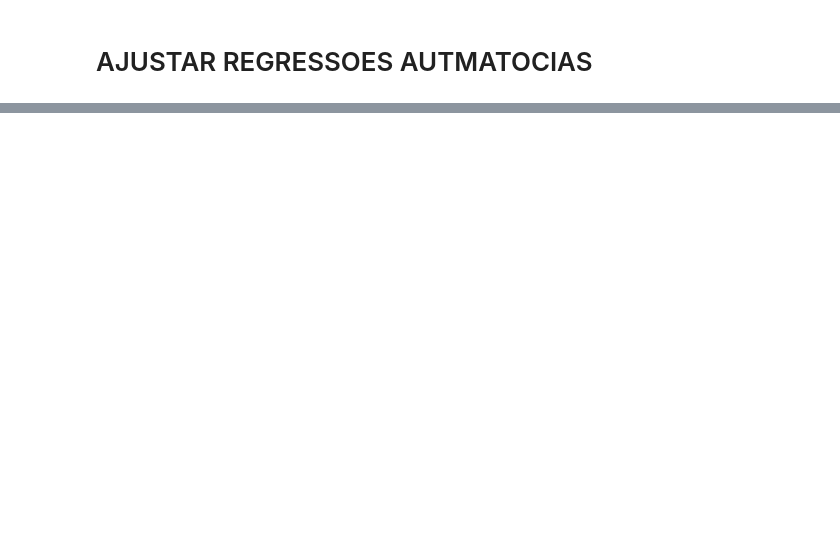
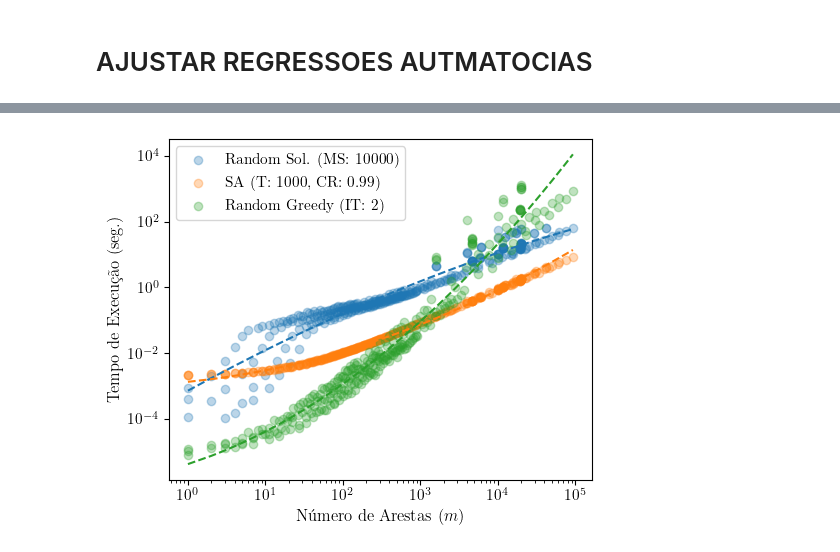
Before and after one commit to Hugoverissimo21/max-weighted-cut-02, a Jupyter notebook: benchmarks (03plots).ipynb, the cells around one changed output, grey strips where cells are left out. Cells and saved outputs as stored; diff of their text form; code cells hidden in the pictures; blank space fills up the shorter version.

```diff
--- a/benchmarks (03plots).ipynb
+++ b/benchmarks (03plots).ipynb
@@ -170,0 +242,76 @@ plt.show() # ESTÁ A DAR N^4 MAS DEVIA SER 5........
+# %%
+import numpy as np
+from sklearn.preprocessing import PolynomialFeatures
+from sklearn.linear_model import LinearRegression
+
+
+head1 = ["Exhaustive",
+         "Heuristic",
+         "Random Solutions (MS: 10000)",
+         "Simulated Annealing (T: 1000, CR: 0.99)",
+         "Random Greedy (IT: 2)"]
+
+head1 = ["Random Solutions (MS: 10000)", "Simulated Annealing (T: 1000, CR: 0.99)", "Random Greedy (IT: 2)"]
+
+h2 = "time"
+xlab = "m"
+
+for h1 in head1:
+    x = results[("Graph", xlab)].values
+    y = results[(h1, h2)].values
+
+    # Remove NaN and non-positive values in x (since log(x) is undefined for x <= 0)
+    mask = ~np.isnan(x) & ~np.isnan(y) & (x > 0) & (y > 0)
+    x_clean = x[mask].reshape(-1, 1)
+    y_clean = y[mask]
+
+    # Scatter plot
+
+    if "Simulated" in h1:
+        h1 = h1.replace("Simulated Annealing", "SA")
+    elif "Solut" in h1:
+        h1 = h1.replace("Solutions", "Sol.")
+    plt.scatter(x_clean, y_clean, label=f"{h1}", alpha=0.3)
+
+    if len(x_clean) > 0:
+        # Polynomial Regression fit (degree 5)
+        poly = PolynomialFeatures(degree=2)
+        x_poly = poly.fit_transform(np.log(x_clean))
+
+        model = LinearRegression()
+        model.fit(x_poly, np.log(y_clean))
+        y_pred = np.exp(model.predict(x_poly))
+
+        # Print regression results
+        print(f"Regression results for {h1}:")
+        print(f"  Coefficients: {model.coef_}")
+        print(f"  Intercept: {model.intercept_}")
+
+        # Calculate R-squared score (goodness of fit)
+        r2_score = model.score(x_poly, np.log(y_clean))
+        print(f"  R-squared: {r2_score}")
+
+        print("\n" + "-"*50 + "\n")
+
+        # Handle infinities or overly large predictions by setting a cap
+        y_pred = np.nan_to_num(y_pred, nan=np.inf, posinf=np.inf, neginf=0)
+
+        # Sort the data for smooth plotting
+        sorted_indices = np.argsort(x_clean.ravel())
+        x_sorted = x_clean[sorted_indices]
+        y_sorted = y_pred[sorted_indices]
+
+        # Plot best-fit curve
+        plt.plot(x_sorted, y_sorted, linestyle="--")
+
+plt.xscale("log")
+plt.yscale("log")
+#plt.ylabel(h2)
+#plt.xlabel(xlab)
+plt.legend()
+
+plt.tight_layout()
+plt.xlabel(r"Número de Arestas ($m$)")
+plt.ylabel(r"Tempo de Execução (seg.)")
+plt.show()
+# %% [output]
@@ -170,0 +338 @@ plt.show() # ESTÁ A DAR N^4 MAS DEVIA SER 5........
+[figure, added]
```
Also changed, not shown: parts of 11 cells of this notebook, 49 other files.
